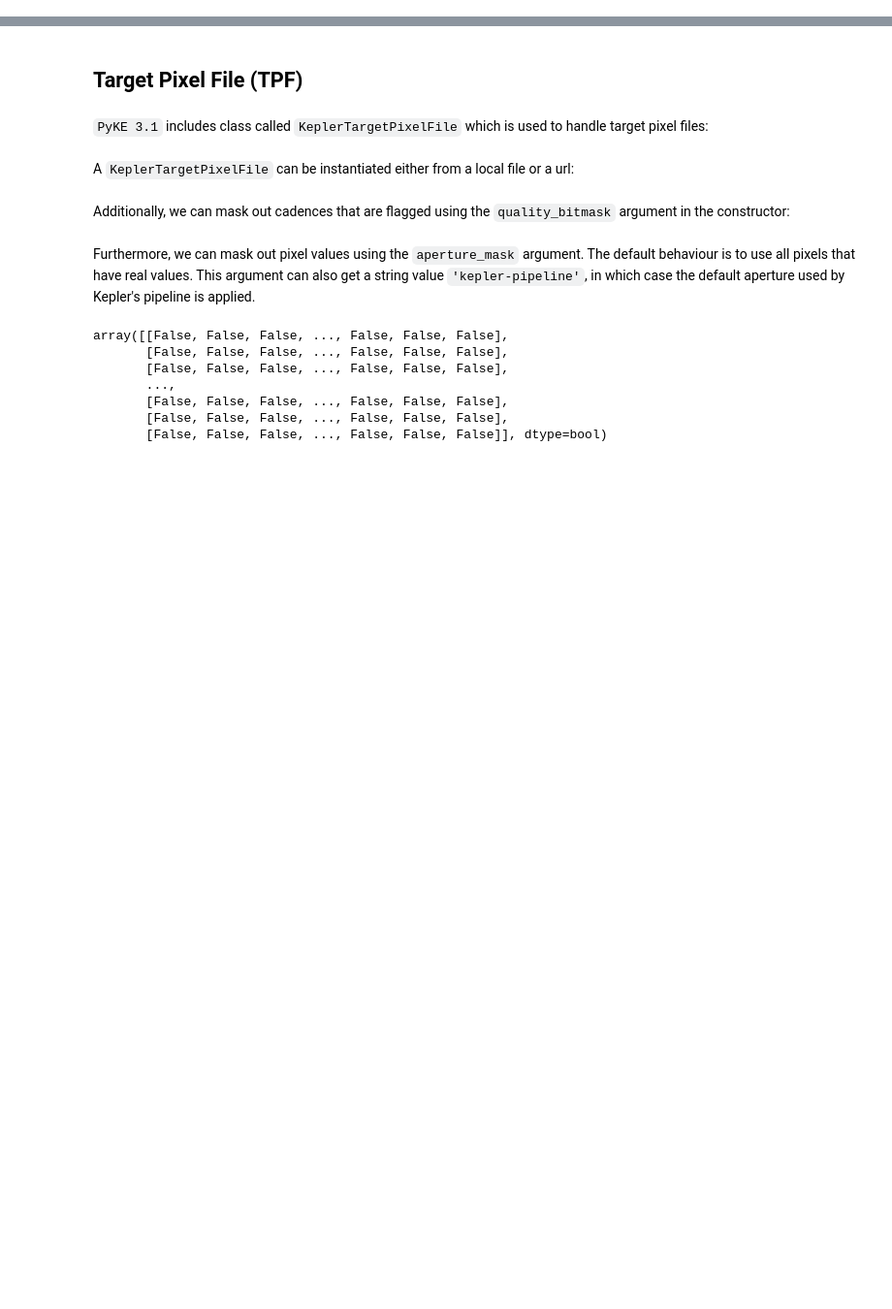
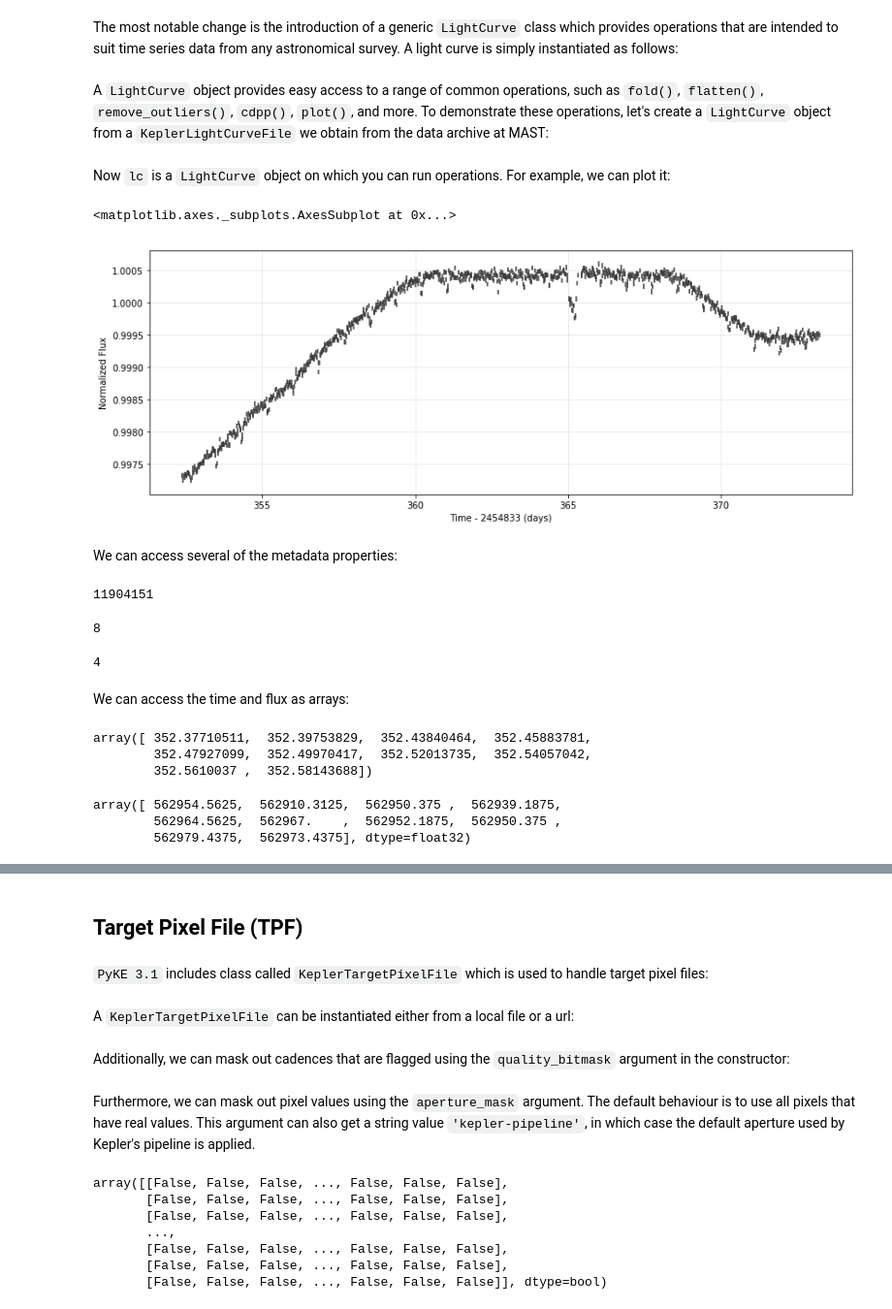
Before and after one commit to KeplerGO/pyke, a Jupyter notebook: docs/source/tutorials/ipython_notebooks/whatsnew31.ipynb, the cells around one changed output, grey strips where cells are left out. Shown: that part at 97% size. Saved outputs shown, nothing was run; the diff lists cells and outputs as text; code cells hidden in the pictures; blank space fills up the shorter version.

```diff
--- a/docs/source/tutorials/ipython_notebooks/whatsnew31.ipynb
+++ b/docs/source/tutorials/ipython_notebooks/whatsnew31.ipynb
@@ -68,0 +7,6 @@ KeplerQualityFlags.decode(KeplerQualityFlags.CONSERVATIVE_BITMASK)
+# %%
+%load_ext autoreload
+%autoreload 2
+%matplotlib inline
+from matplotlib import rcParams
+rcParams["figure.figsize"] = (14, 5)
@@ -68,0 +18,2 @@ KeplerQualityFlags.decode(KeplerQualityFlags.CONSERVATIVE_BITMASK)
+# %% [markdown]
+The most notable change is the introduction of a generic `LightCurve` class which provides operations that are intended to suit time series data from any astronomical survey. A light curve is simply instantiated as follows:
@@ -68,0 +23,41 @@ KeplerQualityFlags.decode(KeplerQualityFlags.CONSERVATIVE_BITMASK)
+# %% [markdown]
+A `LightCurve` object provides easy access to a range of common operations, such as `fold()`, `flatten()`, `remove_outliers()`, `cdpp()`, `plot()`, and more.  To demonstrate these operations, let's create a `LightCurve` object from a `KeplerLightCurveFile` we obtain from the data archive at MAST:
+# %%
+from pyke import KeplerLightCurveFile
+lcfile = KeplerLightCurveFile("https://archive.stsci.edu/missions/kepler/lightcurves/0119/011904151/kplr011904151-2010009091648_llc.fits")
+lc = lcfile.SAP_FLUX
+# %% [markdown]
+Now `lc` is a `LightCurve` object on which you can run operations. For example, we can plot it:
+# %%
+lc.plot()
+# %% [output]
+<matplotlib.axes._subplots.AxesSubplot at 0x...>
+[figure, added]
+# %% [markdown]
+We can access several of the metadata properties:
+# %%
+lc.keplerid
+# %% [output]
+11904151
+# %%
+lc.channel
+# %% [output]
+8
+# %%
+lc.quarter
+# %% [output]
+4
+# %% [markdown]
+We can access the time and flux as arrays:
+# %%
+lc.time[:10]
+# %% [output]
+array([ 352.37710511,  352.39753829,  352.43840464,  352.45883781,
+        352.47927099,  352.49970417,  352.52013735,  352.54057042,
+        352.5610037 ,  352.58143688])
+# %%
+lc.flux[:10]
+# %% [output]
+array([ 562954.5625,  562910.3125,  562950.375 ,  562939.1875,
+        562964.5625,  562967.    ,  562952.1875,  562950.375 ,
+        562979.4375,  562973.4375], dtype=float32)
```
Also changed, not shown: parts of 40 cells of this notebook.
